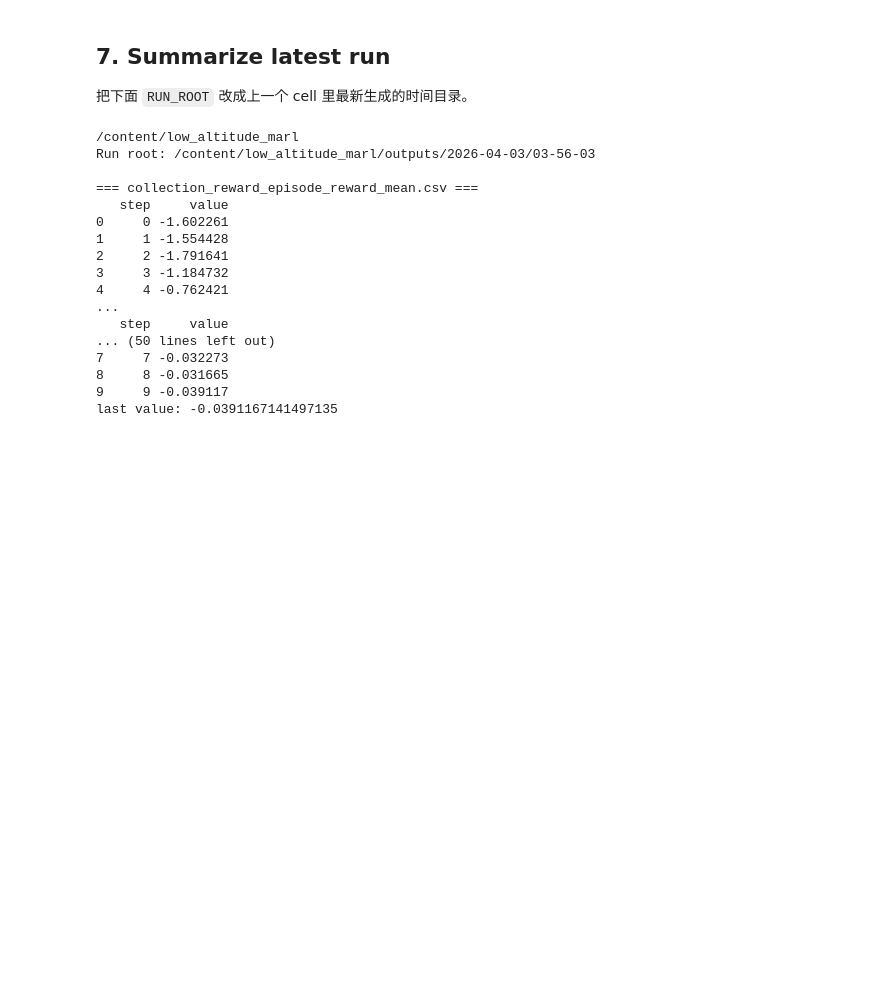
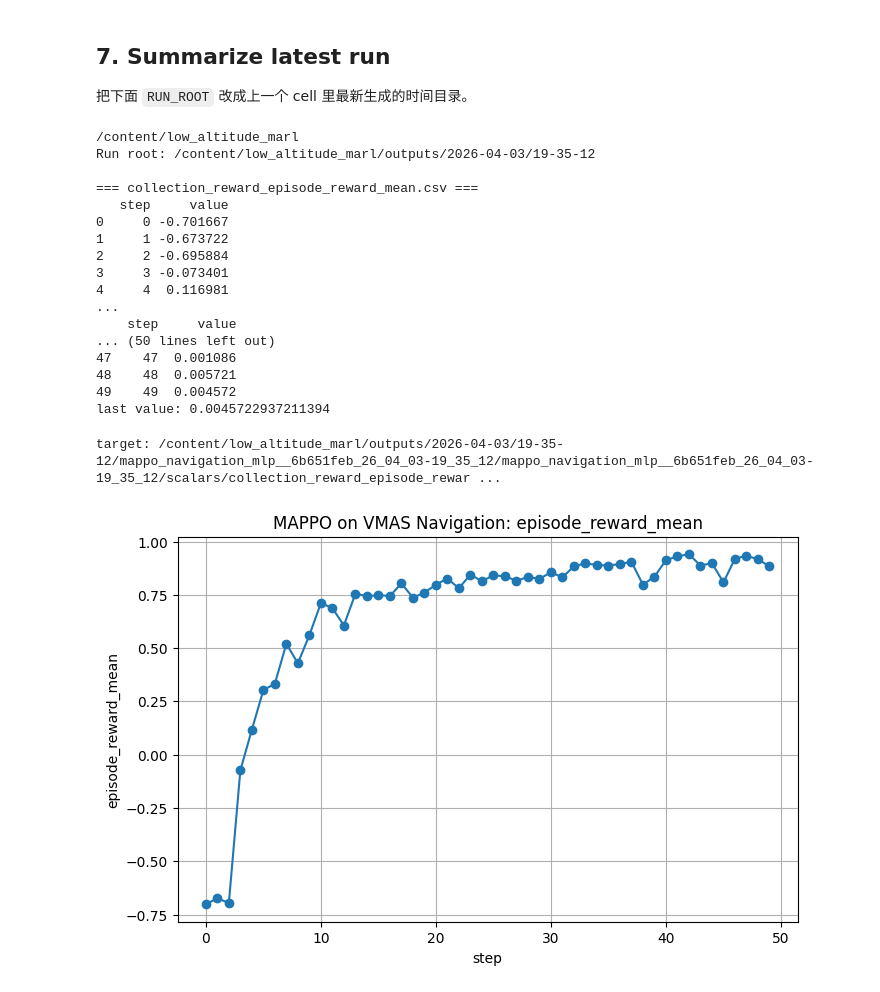
Before and after one commit to WonderfulClaire/low_altitude_marl, a Jupyter notebook: notebooks/colab_reward_shaping_run_v1.ipynb, the cells around one changed output. Drawn from its saved outputs; the diff is of its cells as text; code cells hidden in the pictures; blank space fills up the shorter version.

```diff
--- a/notebooks/colab_reward_shaping_run_v1.ipynb
+++ b/notebooks/colab_reward_shaping_run_v1.ipynb
@@ -231,23 +270,45 @@ outputs/2026-04-03/03-56-03/mappo_navigation_mlp__9dd159dd_26_04_03-03_56_03
 把下面 `RUN_ROOT` 改成上一个 cell 里最新生成的时间目录。
 # %%
 %cd /content/low_altitude_marl
-RUN_ROOT = '/content/low_altitude_marl/outputs/2026-04-03/03-56-03'
+RUN_ROOT = '/content/low_altitude_marl/outputs/2026-04-03/19-35-12'
 !python src/metrics_summary.py "$RUN_ROOT"
 # %% [output]
 /content/low_altitude_marl
-Run root: /content/low_altitude_marl/outputs/2026-04-03/03-56-03
+Run root: /content/low_altitude_marl/outputs/2026-04-03/19-35-12
 
 === collection_reward_episode_reward_mean.csv ===
    step     value
-0     0 -1.602261
-1     1 -1.554428
-2     2 -1.791641
-3     3 -1.184732
-4     4 -0.762421
+0     0 -0.701667
+1     1 -0.673722
+2     2 -0.695884
+3     3 -0.073401
+4     4  0.116981
 ...
-   step     value
+    step     value
 ... (50 lines left out)
-7     7 -0.032273
-8     8 -0.031665
-9     9 -0.039117
-last value: -0.0391167141497135
+47    47  0.001086
+48    48  0.005721
+49    49  0.004572
+last value: 0.0045722937211394
+# %%
+from pathlib import Path
+import pandas as pd
+import matplotlib.pyplot as plt
+
+root = Path(RUN_ROOT)
+target = None
+for p in root.rglob('collection_reward_episode_reward_mean.csv'):
+    target = p
+    break
+print('target:', target)
+df = pd.read_csv(target, header=None, names=['step', 'value'])
+plt.figure(figsize=(8,5))
+plt.plot(df['step'], df['value'], marker='o')
+plt.xlabel('step')
+plt.ylabel('episode_reward_mean')
+plt.title('MAPPO on VMAS Navigation: episode_reward_mean')
+plt.grid(True)
+plt.show()
+# %% [output]
+target: /content/low_altitude_marl/outputs/2026-04-03/19-35-12/mappo_navigation_mlp__6b651feb_26_04_03-19_35_12/mappo_navigation_mlp__6b651feb_26_04_03-19_35_12/scalars/collection_reward_episode_rewar ...
+[figure, added]
```
Also changed, not shown: parts of 5 cells of this notebook.
